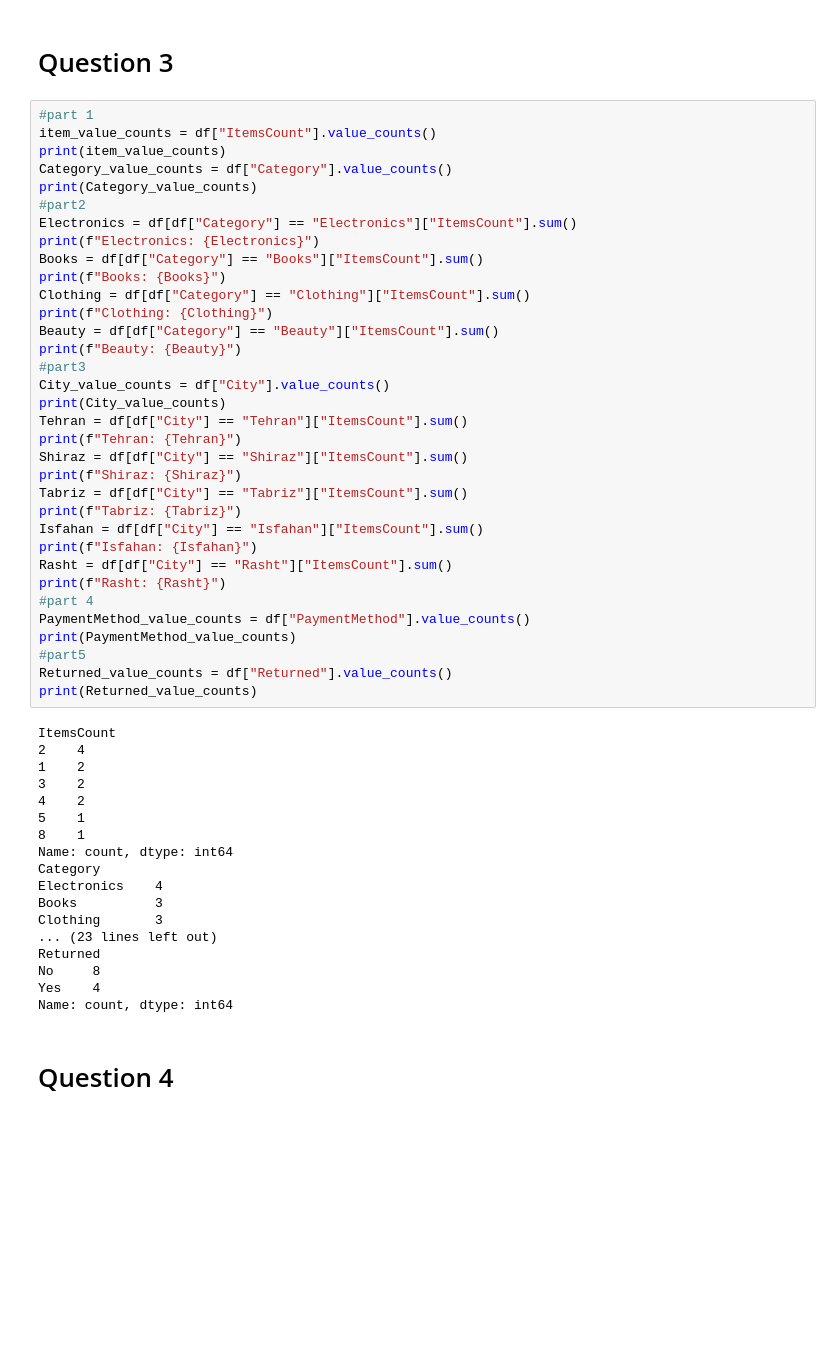
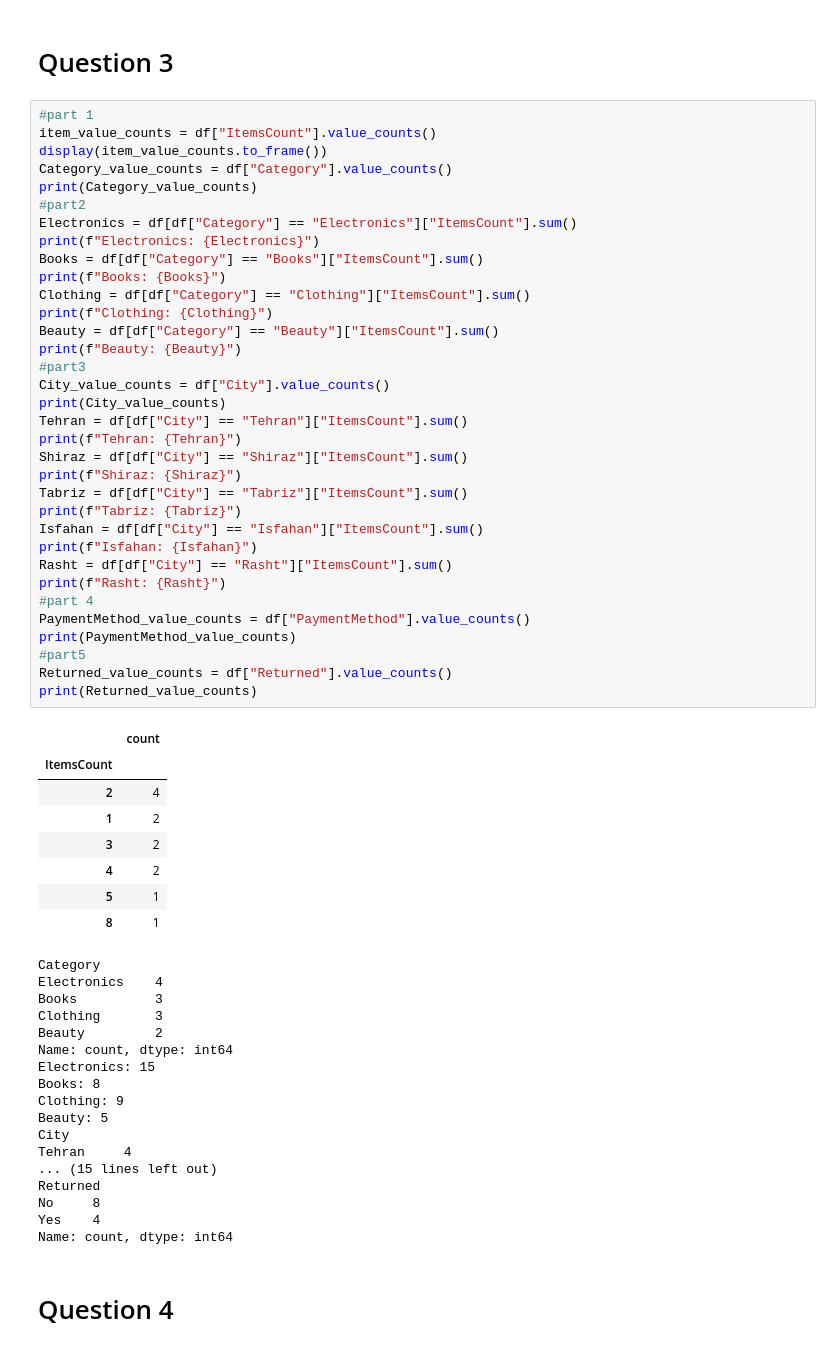
Before and after one commit to mrpanigale/Maktab-AI-145, a Jupyter notebook: CWs/week5/week5_1.ipynb, the cells around one changed output. Saved outputs shown, nothing was run; the diff lists cells and outputs as text; blank space fills up the shorter version.

```diff
--- a/CWs/week5/week5_1.ipynb
+++ b/CWs/week5/week5_1.ipynb
@@ -73,51 +79,59 @@ suggest features => category , items count ,DiscountPercent to predict order val
 # %%
 #part 1
 item_value_counts = df["ItemsCount"].value_counts()
-print(item_value_counts)
+display(item_value_counts.to_frame())
 Category_value_counts = df["Category"].value_counts()
 print(Category_value_counts)
 #part2
 Electronics = df[df["Category"] == "Electronics"]["ItemsCount"].sum()
 print(f"Electronics: {Electronics}")
 Books = df[df["Category"] == "Books"]["ItemsCount"].sum()
 print(f"Books: {Books}")
 Clothing = df[df["Category"] == "Clothing"]["ItemsCount"].sum()
 print(f"Clothing: {Clothing}")
 Beauty = df[df["Category"] == "Beauty"]["ItemsCount"].sum()
 print(f"Beauty: {Beauty}")
 #part3
 City_value_counts = df["City"].value_counts()
 print(City_value_counts)
 Tehran = df[df["City"] == "Tehran"]["ItemsCount"].sum()
 print(f"Tehran: {Tehran}")
 Shiraz = df[df["City"] == "Shiraz"]["ItemsCount"].sum()
 print(f"Shiraz: {Shiraz}")
 Tabriz = df[df["City"] == "Tabriz"]["ItemsCount"].sum()
 print(f"Tabriz: {Tabriz}")
 Isfahan = df[df["City"] == "Isfahan"]["ItemsCount"].sum()
 print(f"Isfahan: {Isfahan}")
 Rasht = df[df["City"] == "Rasht"]["ItemsCount"].sum()
 print(f"Rasht: {Rasht}")
 #part 4
 PaymentMethod_value_counts = df["PaymentMethod"].value_counts()
 print(PaymentMethod_value_counts)
 #part5
 Returned_value_counts = df["Returned"].value_counts()
 print(Returned_value_counts)
 # %% [output]
+|  | count |
+| ItemsCount |  |
+| 2 | 4 |
+| 1 | 2 |
+| 3 | 2 |
+| 4 | 2 |
+| 5 | 1 |
+| 8 | 1 |
-ItemsCount
-2    4
-1    2
-3    2
-4    2
-5    1
-8    1
-Name: count, dtype: int64
 Category
 Electronics    4
 Books          3
 Clothing       3
-... (23 lines left out)
+Beauty         2
+Name: count, dtype: int64
+Electronics: 15
+Books: 8
+Clothing: 9
+Beauty: 5
+City
+Tehran     4
+... (15 lines left out)
 Returned
 No     8
 Yes    4
```
Also changed, not shown: parts of 5 cells of this notebook.
